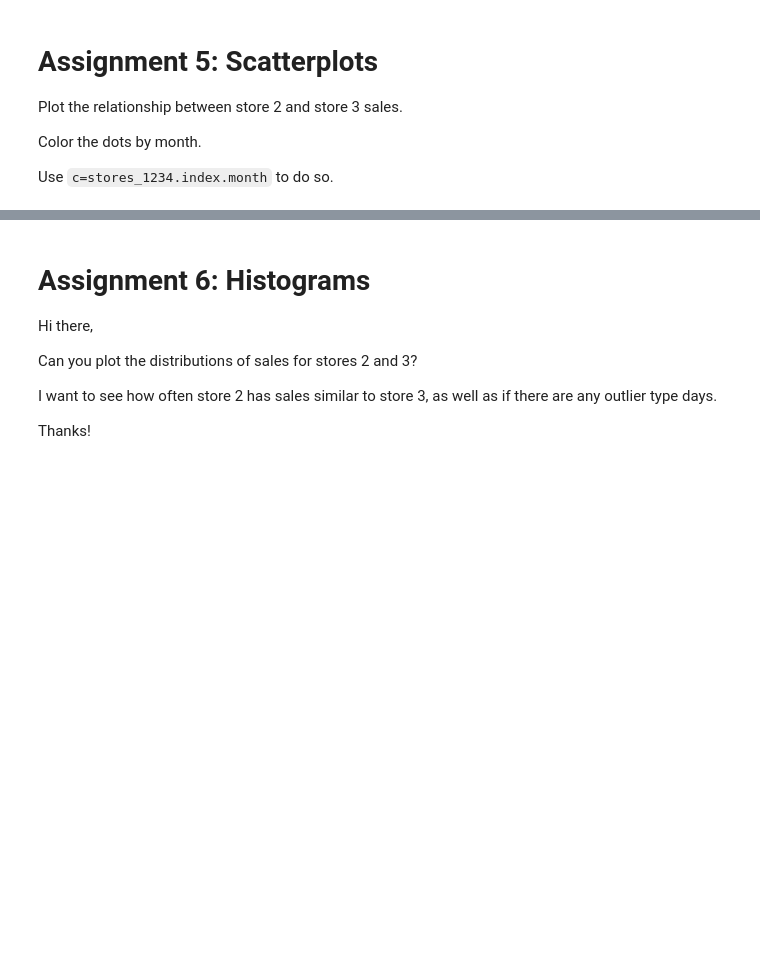
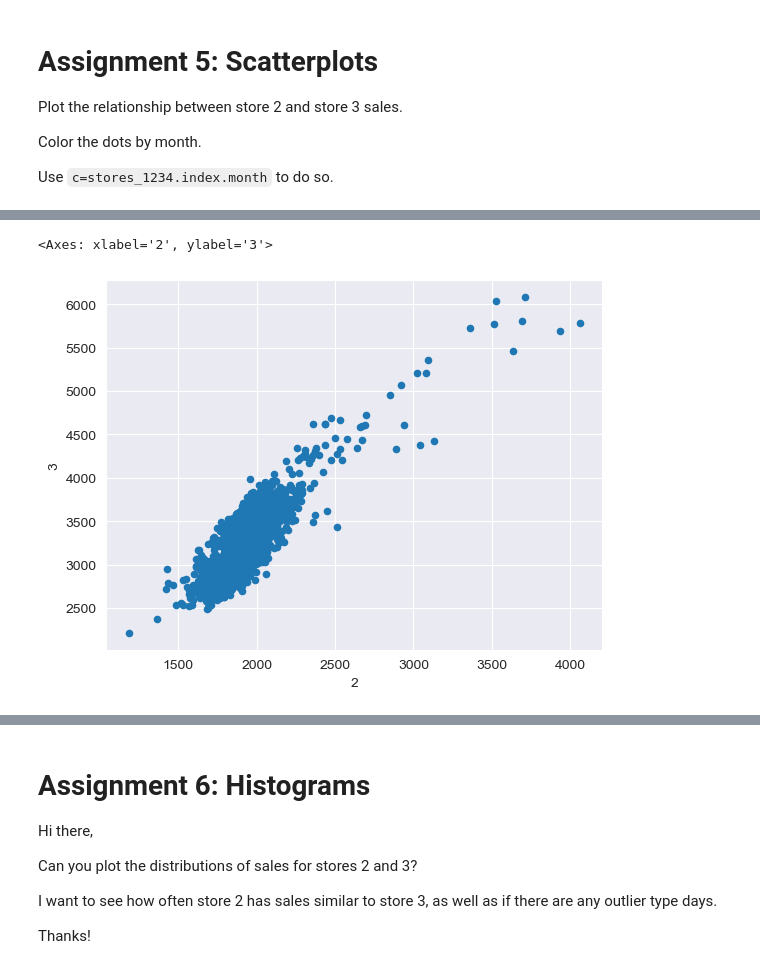
Before and after one commit to atsianis/DataVizMatplotlib, a Jupyter notebook: section05_data_viz.ipynb, the cells around one changed output, grey strips where cells are left out. Drawn from its saved outputs; the diff is of its cells as text; code cells hidden in the pictures; blank space fills up the shorter version.

Commit message:
scatterplots

```diff
--- a/section05_data_viz.ipynb
+++ b/section05_data_viz.ipynb
@@ -196,0 +205,5 @@ stores_1234.head()
+# %%
+pivot_trans.plot.scatter(x=2, y=3)
+# %% [output]
+<Axes: xlabel='2', ylabel='3'>
+[figure, added]
```
Also changed, not shown: parts of 3 cells of this notebook.
